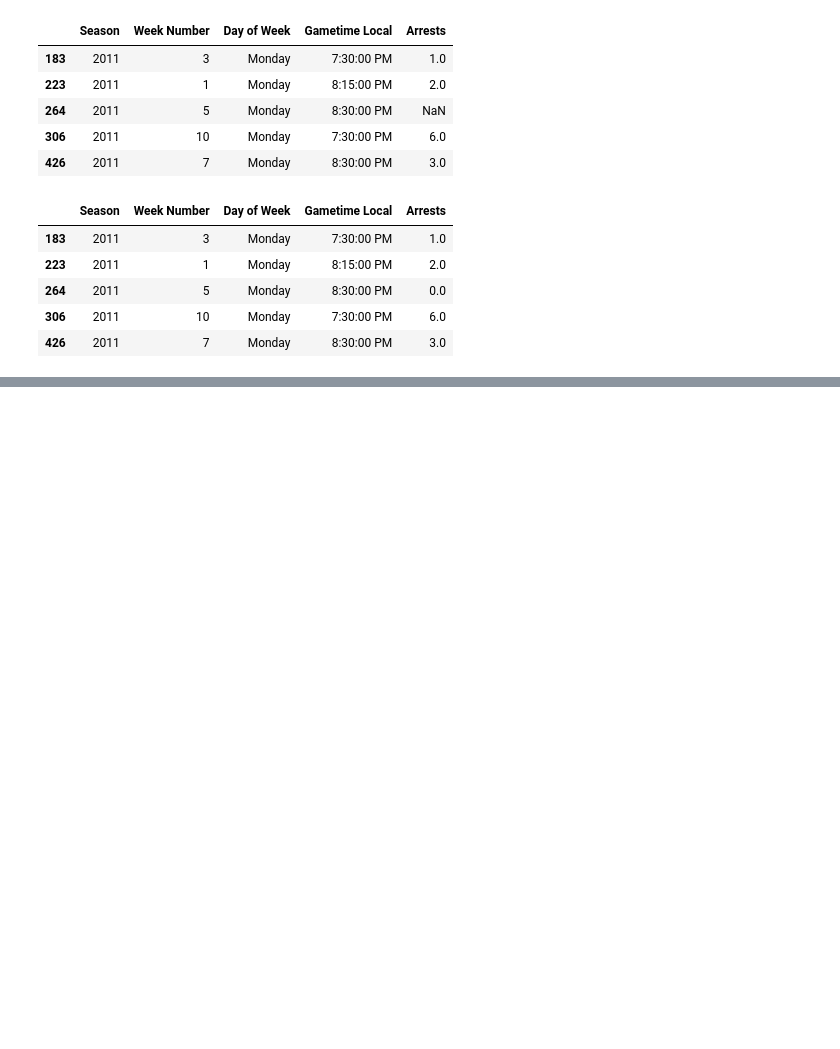
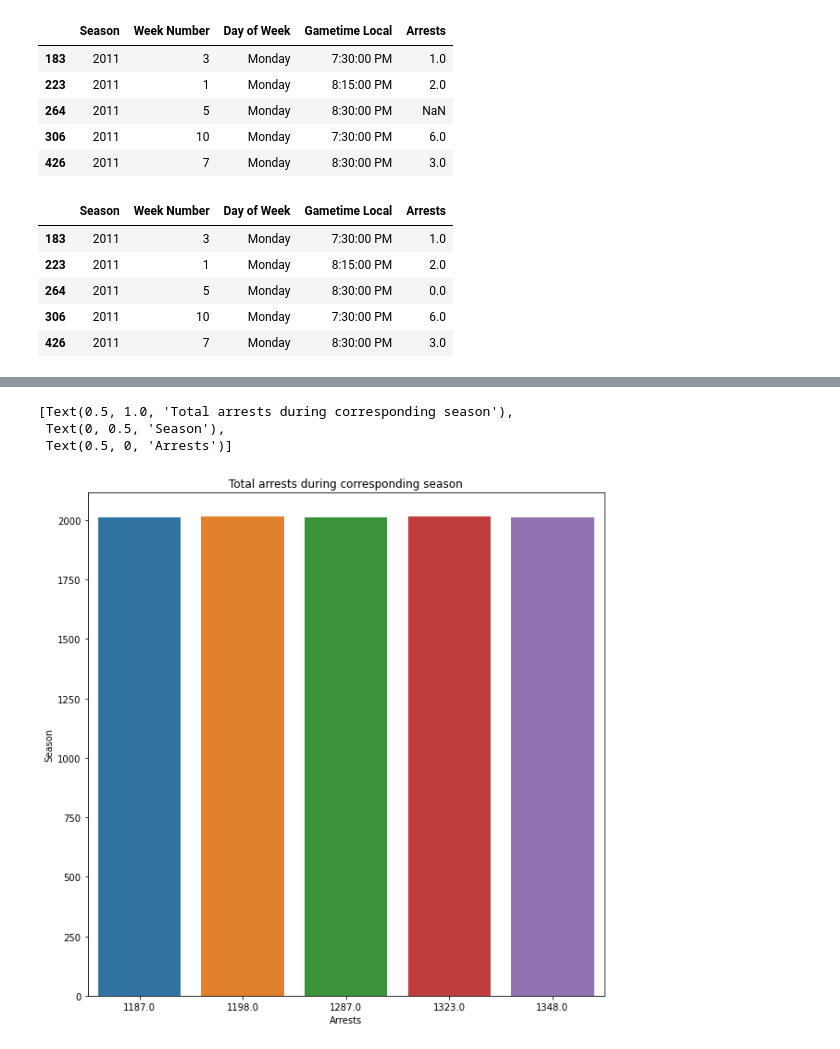
Before and after one commit to ubco-W2022T1-cosc301/project-group03, a Jupyter notebook: notebooks/analysis2.ipynb, the cells around one changed output, grey strips where cells are left out. Drawn from its saved outputs; the diff is of its cells as text; code cells hidden in the pictures; blank space fills up the shorter version.

```diff
--- a/notebooks/analysis2.ipynb
+++ b/notebooks/analysis2.ipynb
@@ -214,3 +214,14 @@ finaldf.head()
 | 264 | 2011 | 5 | Monday | 8:30:00 PM | 0.0 |
 | 306 | 2011 | 10 | Monday | 7:30:00 PM | 6.0 |
 | 426 | 2011 | 7 | Monday | 8:30:00 PM | 3.0 |
+# %%
+import numpy as np
+import pandas as pd
+import seaborn as sns
+import matplotlib.pyplot as plt
+
+projectdf = (pd.read_csv("..\\data\\processed\\SFaheemAnalysisProcess.csv"))
+# %%
+dff2 = projectdf.groupby(['Season']).Arrests.sum().reset_index() #Sorts by gametime and sums arrests at each time
+dff2 = dff2[dff2['Arrests'] != 0] #remove 0 arrests value for this plot
+dff2.head()
@@ -216,0 +235,8 @@ finaldf.head()
+# %%
+f, ax = plt.subplots(figsize=(10,10)) #Change figure size
+sns.barplot(x='Arrests', y = 'Season', data=dff2).set(title='Total arrests during corresponding season',ylabel='Season', xlabel='Arrests') #PLot barplot
+# %% [output]
+[Text(0.5, 1.0, 'Total arrests during corresponding season'),
+ Text(0, 0.5, 'Season'),
+ Text(0.5, 0, 'Arrests')]
+[figure, added]
```
Also changed, not shown: parts of 14 cells of this notebook, 2 other files.
